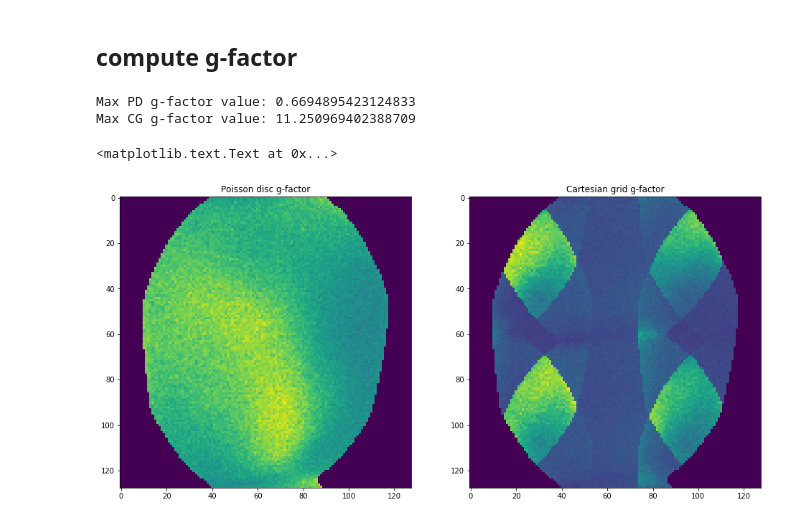
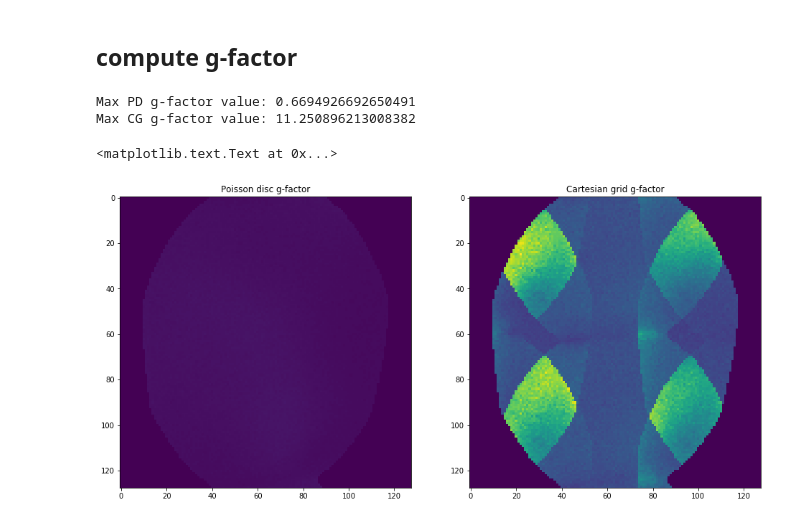
Before and after one commit to boopompom/bart-workshop, a Jupyter notebook: demos/gfactor-demo/gfactor-demo.ipynb, the cells around one changed output. Cells and saved outputs as stored; diff of their text form; code cells hidden in the pictures.

Commit message:
properly scale gfactor images

```diff
--- a/demos/gfactor-demo/gfactor-demo.ipynb
+++ b/demos/gfactor-demo/gfactor-demo.ipynb
@@ -130,25 +130,28 @@ Done (46.259998083114624 s)
 # %%
 reco_diff_cg = recons_cg - reco_cg_clean[:, :, None]
 gfactor_cg = np.std(reco_diff_cg, axis=2)
 
 reco_diff_pd = recons_pd - reco_pd_clean[:, :, None]
 gfactor_pd = np.std(reco_diff_pd, axis=2)
 
 
-print('Max PD g-factor value: {}'.format(np.max(gfactor_pd)))
-print('Max CG g-factor value: {}'.format(np.max(gfactor_cg)))
+max_gf_pd = np.max(gfactor_pd)
+max_gf_cg = np.max(gfactor_cg)
+
+print('Max PD g-factor value: {}'.format(max_gf_pd))
+print('Max CG g-factor value: {}'.format(max_gf_cg))
 
 
 plt.figure(figsize=(16, 8))
 plt.subplot(1, 2, 1)
-plt.imshow(gfactor_pd)
+plt.imshow(gfactor_pd, vmax=np.max((max_gf_pd, max_gf_cg)))
 plt.title('Poisson disc g-factor')
 
 plt.subplot(1, 2, 2)
-plt.imshow(gfactor_cg)
+plt.imshow(gfactor_cg, vmax=np.max((max_gf_pd, max_gf_cg)))
 plt.title('Cartesian grid g-factor')
 # %% [output]
-Max PD g-factor value: 0.6694895423124833
-Max CG g-factor value: 11.250969402388709
+Max PD g-factor value: 0.6694926692650491
+Max CG g-factor value: 11.250896213008382
 <matplotlib.text.Text at 0x...>
-[figure, old version]
+[figure, new version]
```
Also changed, not shown: parts of 2 cells of this notebook.
